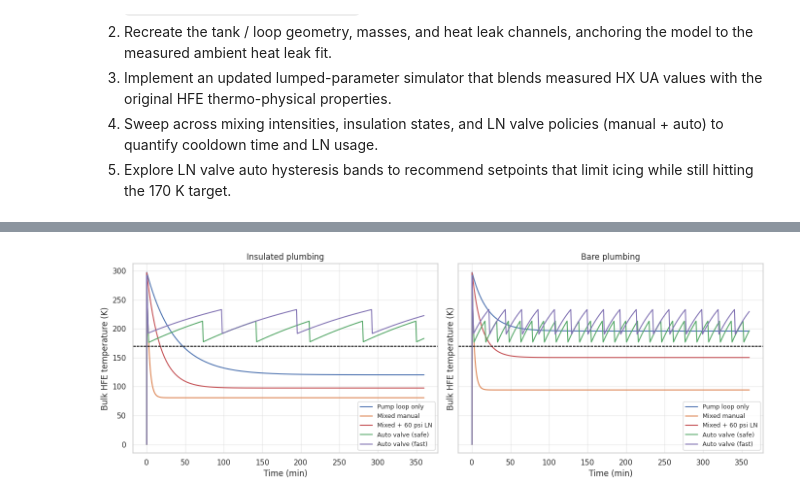
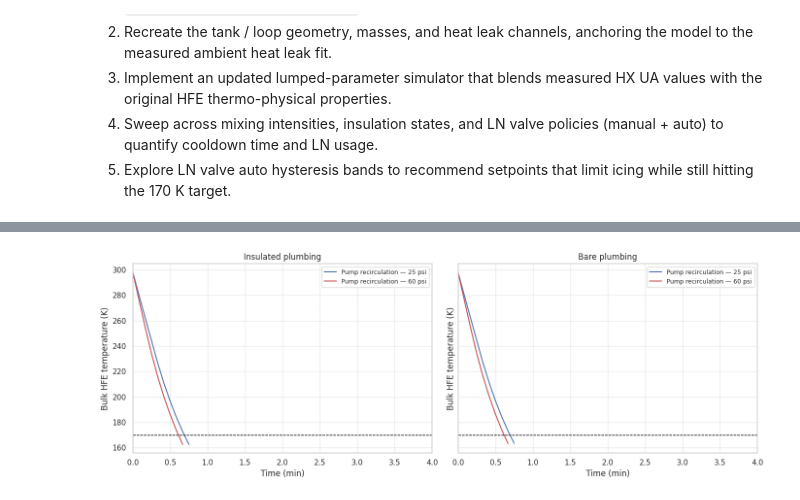
Before and after one commit to Pocar-Lab/hfe-system, a Jupyter notebook: analysis/notebooks/HFE_cooldown.ipynb, the cells around one changed output, grey strips where cells are left out. Drawn from its saved outputs; the diff is of its cells as text; code cells hidden in the pictures.

```diff
--- a/analysis/notebooks/HFE_cooldown.ipynb
+++ b/analysis/notebooks/HFE_cooldown.ipynb
@@ -109,5 +109,4 @@ Name: UA_median_W_per_K, dtype: float64
 # %%
-
 PSI_TO_PA = 6_894.75729
 LN_TUBING_ID_M = 3.87e-3
 LN_TUBING_AREA_M2 = np.pi * (LN_TUBING_ID_M / 2.0) ** 2
@@ -116,12 +115,12 @@ LN_LIQUID_DENSITY_KG_M3 = 807.0
 LN_FLOW_SCENARIOS = [
     {
         'key': 'baseline_25psi',
-        'label': 'Baseline 25 psi (Oct 21 & 23 runs)',
+        'label': 'Baseline 25 psi (pump recirculation)',
         'pressure_psi': 25.0,
     },
     {
-        'key': 'mixed_60psi',
-        'label': '60 psi mixed run',
+        'key': 'high_60psi',
+        'label': '60 psi (pump recirculation)',
         'pressure_psi': 60.0,
         'measured_outlet_velocity_ms': 25.0,
     },
@@ -154,6 +153,8 @@ ln_flow_df
 # %%
+# Geometry from the legacy simulator (dimensions are already validated on hardware)
+HEAT_LEAK_W = 15.5846  # W, measured during warm-up characterization (HX_performance_analysis)
+T_REF_WARM_K = 278.2561715481171  # K, average bath temperature during the 6-10 min baseline window
 
-# Geometry from the legacy simulator (dimensions are already validated on hardware)
 PROC_LEN_M = 4.5
 PROC_OD_M = 3.0 / 8.0 * 0.0254
 PROC_WALL_M = 0.035 * 0.0254
@@ -244,5 +337,4 @@ TOTAL_VOL_M3, M_STEEL_KG, LEAK_COEFFS
 # %%
-
 def lpm_to_m3s(flow_lpm: float) -> float:
     return flow_lpm / 60_000.0
 
@@ -257,6 +349,7 @@ def cp_hfe(T_K: float) -> float:
 
 H_FG_LN2_J_KG = 1.99e5
 SIM_DURATION_H = 6.0
+STOP_AFTER_TARGET = True
 MAX_DT_S = 5.0
 MIN_DT_S = 0.5
 # %%
@@ -501,30 +566,48 @@ summary_df_out
+# %%
+# Optional manual x-axis limits (minutes) per plumbing case.
+# Set to a float to enforce a maximum, or leave as None for full simulation span.
+PLOT_TIME_MAX_MIN = {
+    'insulated': 4,
+    'bare': 4,
+}
 # %%
+color_map = {
+    'pump_recirculation_25psi': 'C0',
+    'pump_recirculation_60psi': 'C3',
+}
 
-color_map = {
-    'nomix_manual': 'C0',
-    'mixed_manual': 'C1',
-    'mixed_turbo': 'C3',
-    'auto_safe': 'C2',
-    'auto_fast': 'C4',
-}
+max_time_by_insulation = {'insulated': 0.0, 'bare': 0.0}
 
 fig, axes = plt.subplots(1, 2, figsize=(14, 5), sharey=True)
 for sim in results:
-    idx = 0 if sim['insulation'] == 'insulated' else 1
-    label = f"{sim['scenario'].label}"
-    axes[idx].plot(sim['time_s'] / 60.0, sim['temp_K'], color=color_map.get(sim['scenario'].key, 'k'), label=label)
-    axes[idx].set_title(f"{sim['insulation'].capitalize()} plumbing")
+    insulation = sim['insulation']
+    idx = 0 if insulation == 'insulated' else 1
+    times_min = sim['time_s'] / 60.0
+    axes[idx].plot(times_min, sim['temp_K'], color=color_map.get(sim['scenario'].key, 'k'), label=sim['scenario'].label)
+    axes[idx].set_title(f"{insulation.capitalize()} plumbing")
     axes[idx].axhline(TARGET_K, color='k', ls='--', lw=1)
     axes[idx].set_xlabel('Time (min)')
     axes[idx].set_ylabel('Bulk HFE temperature (K)')
     axes[idx].grid(True, alpha=0.4)
 
-for ax in axes:
+    max_time_by_insulation[insulation] = max(max_time_by_insulation[insulation], float(times_min[-1]))
+
+
+def resolve_plot_xlim(insulation: str) -> float | None:
+    if isinstance(PLOT_TIME_MAX_MIN, dict):
+        return PLOT_TIME_MAX_MIN.get(insulation)
+    return PLOT_TIME_MAX_MIN
+
+for ax, insulation in zip(axes, ['insulated', 'bare']):
+    t_max = resolve_plot_xlim(insulation)
+    if t_max is None:
+        t_max = max_time_by_insulation.get(insulation, 0.0)
+    ax.set_xlim(0, t_max)
     handles, labels = ax.get_legend_handles_labels()
     by_label = dict(zip(labels, handles))
     ax.legend(by_label.values(), by_label.keys(), fontsize=9)
 
 plt.tight_layout()
 plt.show()
 # %% [output]
-[figure, old version]
+[figure, new version]
```
Also changed, not shown: parts of 10 cells of this notebook, 10 other files.
